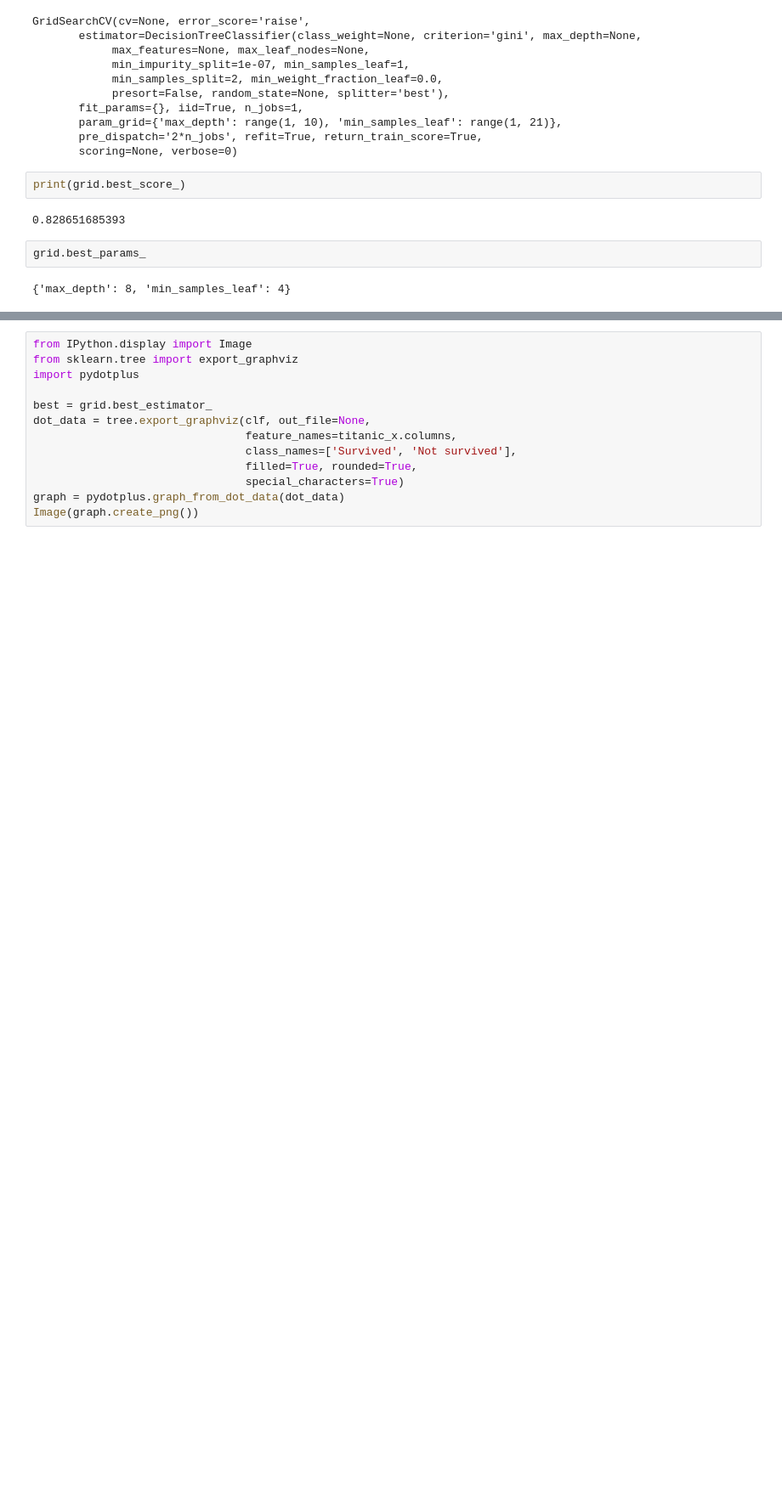
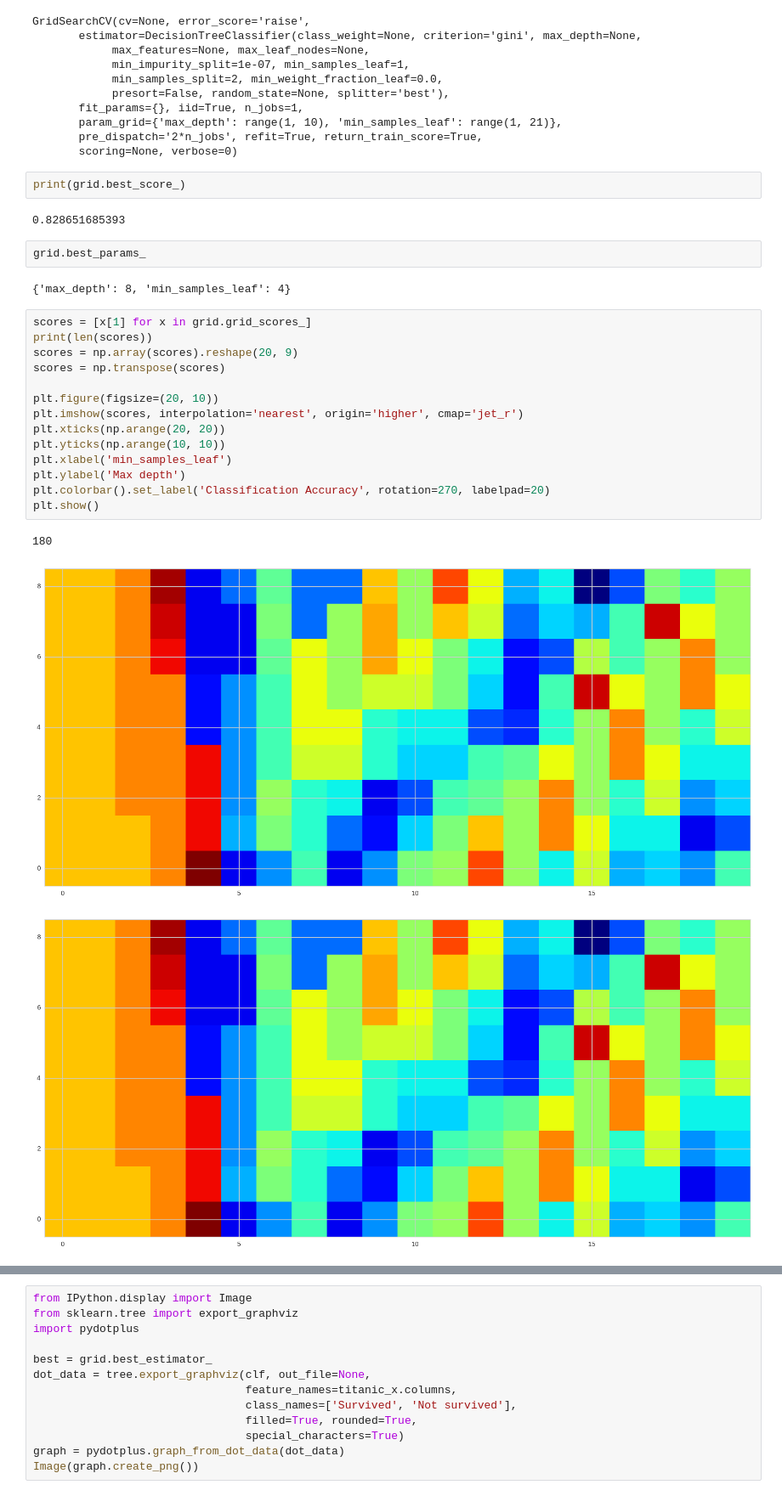
Before and after one commit to maryszmary/ml_hw, a Jupyter notebook: ml_hw1.ipynb, the cells around one changed output, grey strips where cells are left out. Shown at 85% size. Drawn from its saved outputs; the diff is of its cells as text; blank space fills up the shorter version.

```diff
--- a/ml_hw1.ipynb
+++ b/ml_hw1.ipynb
@@ -144,3 +144,21 @@ print(grid.best_score_)
 grid.best_params_
 # %% [output]
 {'max_depth': 8, 'min_samples_leaf': 4}
+# %%
+scores = [x[1] for x in grid.grid_scores_]
+print(len(scores))
+scores = np.array(scores).reshape(20, 9)
+scores = np.transpose(scores)
+
+plt.figure(figsize=(20, 10))
+plt.imshow(scores, interpolation='nearest', origin='higher', cmap='jet_r')
+plt.xticks(np.arange(20, 20))
+plt.yticks(np.arange(10, 10))
+plt.xlabel('min_samples_leaf')
+plt.ylabel('Max depth')
+plt.colorbar().set_label('Classification Accuracy', rotation=270, labelpad=20)
+plt.show()
+# %% [output]
+180
+[figure, added]
+[figure, added]
```
Also changed, not shown: parts of 1 cell of this notebook, 3 other files.
